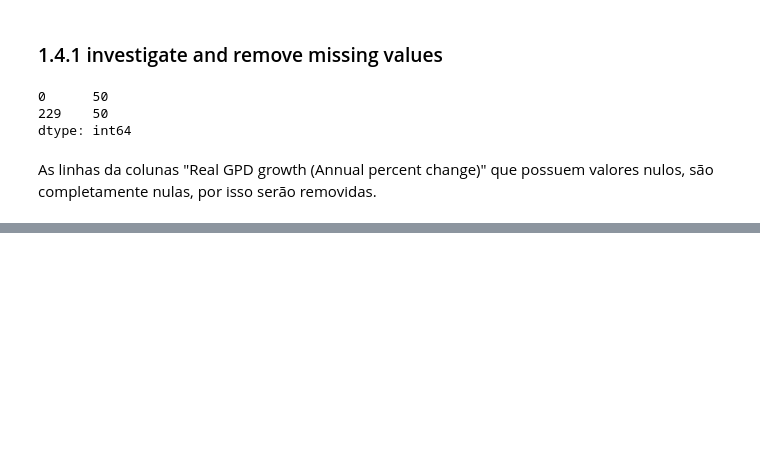
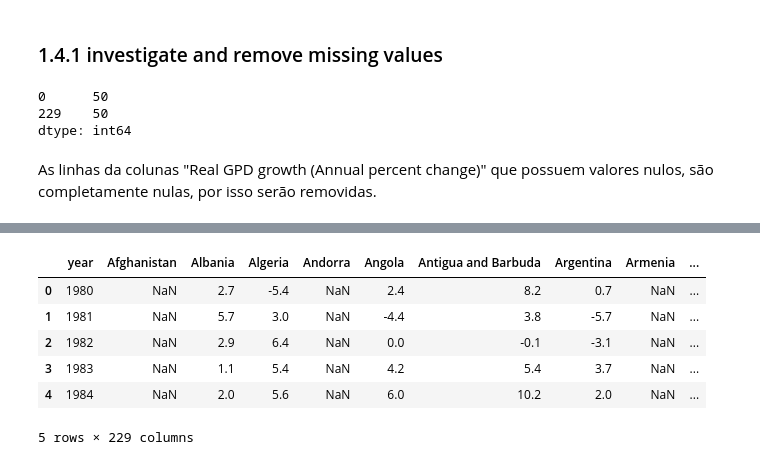
Before and after one commit to lavinomenezes/Desafio_DS_Series_Temporais, a Jupyter notebook: notebooks/desafio_ds_v01_data_description.ipynb, the cells around one changed output, grey strips where cells are left out. Saved outputs shown, nothing was run; the diff lists cells and outputs as text; code cells hidden in the pictures; blank space fills up the shorter version.

```diff
--- a/notebooks/desafio_ds_v01_data_description.ipynb
+++ b/notebooks/desafio_ds_v01_data_description.ipynb
@@ -139,0 +360,14 @@ Length: 229, dtype: float64
+# %%
+df_12 = df_12.rename(columns={
+	        'Bahamas, The':'The Bahamas',
+            "China, People's Republic of":'China',
+            "Congo, Dem. Rep. of the":"Dem. Rep. of the Congo",
+            "Congo, Republic of ":"Republic of Congo",
+            "Gambia, The":"The Gambia",
+            "Korea, Republic of":"Republic of Korea",
+            "Micronesia, Fed. States of":"Fed. States of Micronesia",
+            "South Sudan, Republic of":"Republic of South Sudan",
+            "Türkiye, Republic of":"Republic of Turkiye",
+            "North Macedonia ":"North Macedonia"
+            }
+)
@@ -139,0 +459,11 @@ Length: 229, dtype: float64
+# %%
+df_12.rename_axis(None, axis="columns", inplace=True)
+df_12.head()
+# %% [output]
+|  | year | Afghanistan | Albania | Algeria | Andorra | Angola | Antigua and Barbuda | Argentina | Armenia | ... |
+| 0 | 1980 | NaN | 2.7 | -5.4 | NaN | 2.4 | 8.2 | 0.7 | NaN | ... |
+| 1 | 1981 | NaN | 5.7 | 3.0 | NaN | -4.4 | 3.8 | -5.7 | NaN | ... |
+| 2 | 1982 | NaN | 2.9 | 6.4 | NaN | 0.0 | -0.1 | -3.1 | NaN | ... |
+| 3 | 1983 | NaN | 1.1 | 5.4 | NaN | 4.2 | 5.4 | 3.7 | NaN | ... |
+| 4 | 1984 | NaN | 2.0 | 5.6 | NaN | 6.0 | 10.2 | 2.0 | NaN | ... |
+5 rows × 229 columns
```
Also changed, not shown: parts of 41 cells of this notebook.
